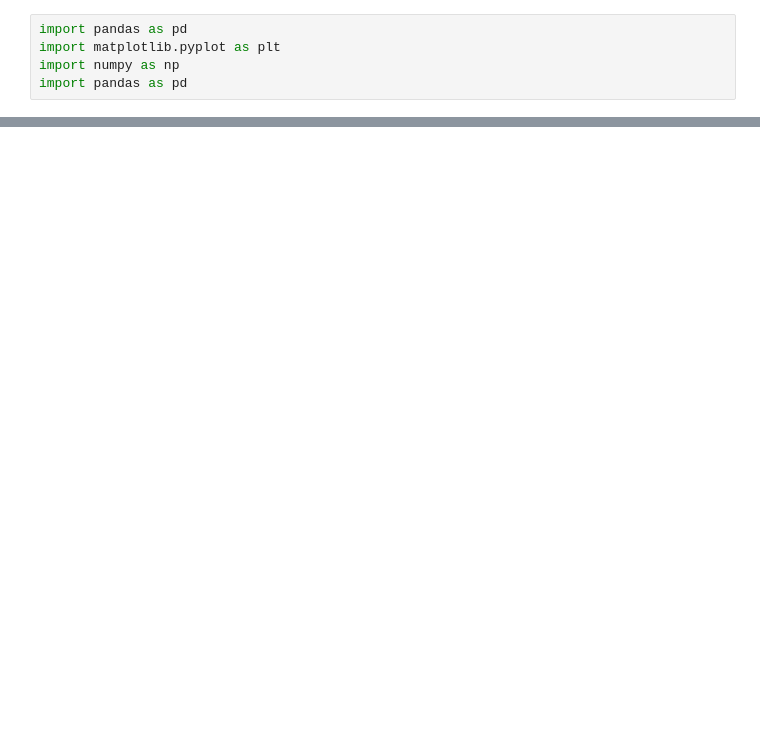
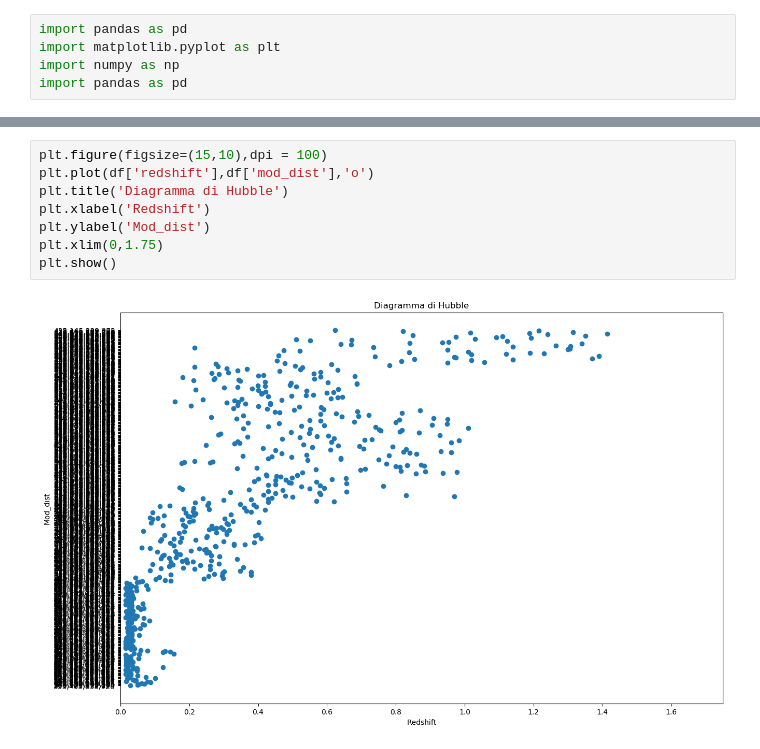
Before and after one commit to Progetto-Analisi-dati-2021/Hubble, a Jupyter notebook: Script progetto.ipynb, the cells around one changed output, grey strips where cells are left out. Saved outputs shown, nothing was run; the diff lists cells and outputs as text; blank space fills up the shorter version.

```diff
--- a/Script progetto.ipynb
+++ b/Script progetto.ipynb
@@ -23,0 +24,10 @@ df
+# %%
+plt.figure(figsize=(15,10),dpi = 100)
+plt.plot(df['redshift'],df['mod_dist'],'o')
+plt.title('Diagramma di Hubble')
+plt.xlabel('Redshift')
+plt.ylabel('Mod_dist')
+plt.xlim(0,1.75)
+plt.show()
+# %% [output]
+[figure, added]
```
Also changed, not shown: parts of 2 cells of this notebook, 1 other file.
